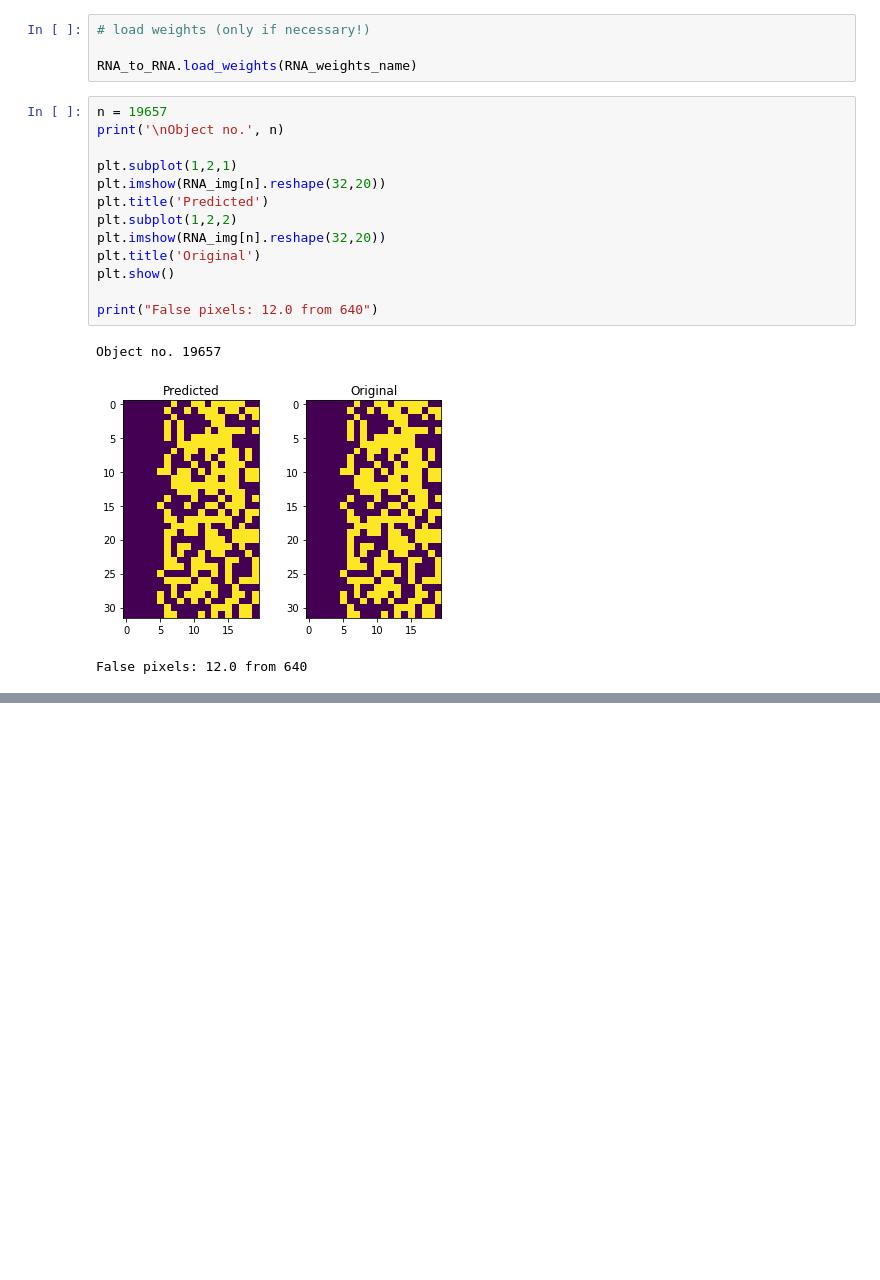
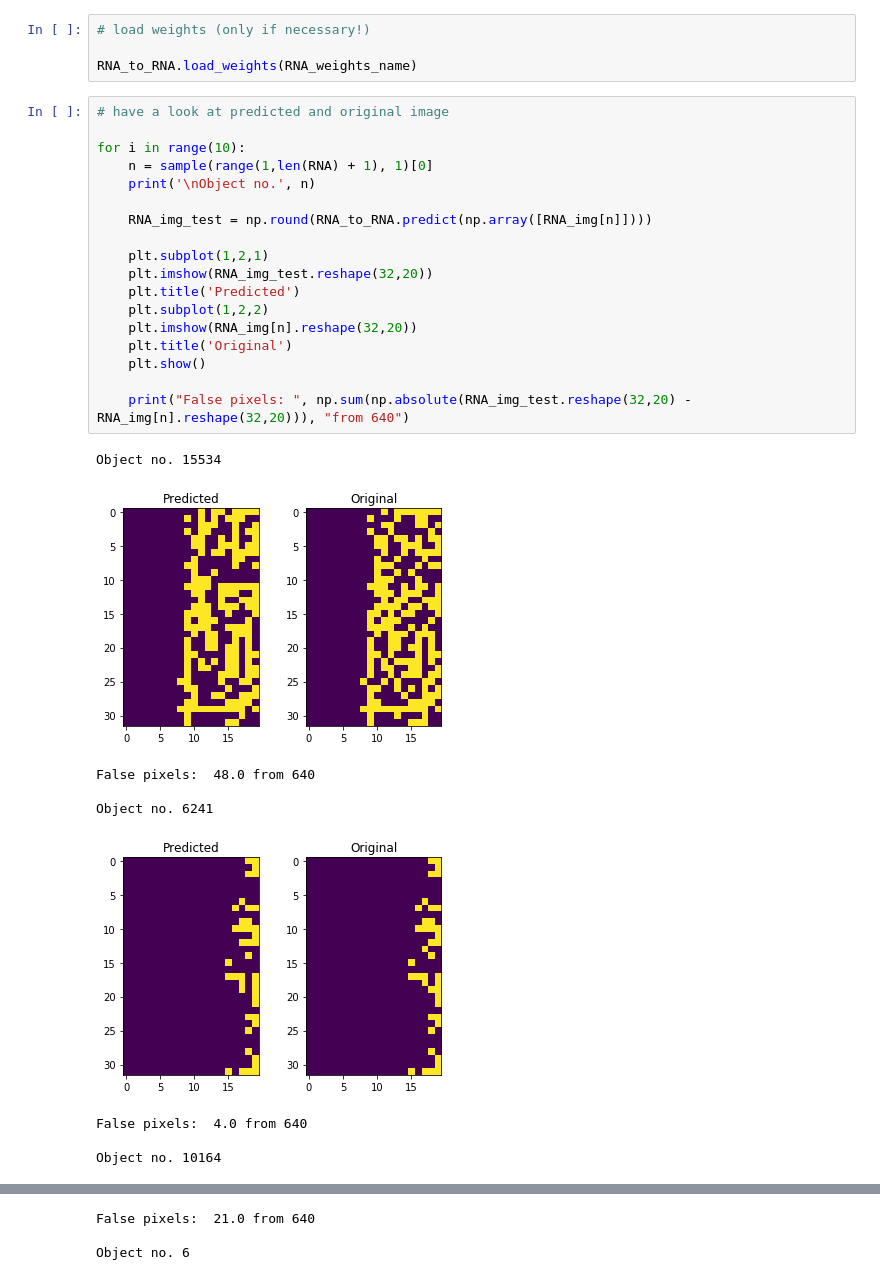
Before and after one commit to Artificial-Intelligence-Intuitiveness/DNA_to_RNA, a Jupyter notebook: RNA_to_RNA_binary.ipynb, the cells around one changed output, grey strips where cells are left out. Cells and saved outputs as stored; diff of their text form; blank space fills up the shorter version.

```diff
--- a/RNA_to_RNA_binary.ipynb
+++ b/RNA_to_RNA_binary.ipynb
@@ -290,19 +290,30 @@ plt.show()
 
 RNA_to_RNA.load_weights(RNA_weights_name)
 # %%
-n = 19657
-print('\nObject no.', n)
+# have a look at predicted and original image
 
-plt.subplot(1,2,1)
-plt.imshow(RNA_img[n].reshape(32,20))
-plt.title('Predicted')
-plt.subplot(1,2,2)
-plt.imshow(RNA_img[n].reshape(32,20))
-plt.title('Original')
-plt.show()
+for i in range(10):
+    n = sample(range(1,len(RNA) + 1), 1)[0]
+    print('\nObject no.', n)
 
-print("False pixels: 12.0 from 640")
+    RNA_img_test = np.round(RNA_to_RNA.predict(np.array([RNA_img[n]])))
+
+    plt.subplot(1,2,1)
+    plt.imshow(RNA_img_test.reshape(32,20))
+    plt.title('Predicted')
+    plt.subplot(1,2,2)
+    plt.imshow(RNA_img[n].reshape(32,20))
+    plt.title('Original')
+    plt.show()
+
+    print("False pixels: ", np.sum(np.absolute(RNA_img_test.reshape(32,20) - RNA_img[n].reshape(32,20))), "from 640")
 # %% [output]
-Object no. 19657
+Object no. 15534
-[figure, old version]
+[figure, new version]
-False pixels: 12.0 from 640
+False pixels:  48.0 from 640
+
+Object no. 6241
+[figure, added]
+False pixels:  4.0 from 640
+
+Object no. 10164
@@ -308,0 +321,3 @@ False pixels: 12.0 from 640
+False pixels:  21.0 from 640
+
+Object no. 6
```
Also changed, not shown: parts of 4 cells of this notebook.
